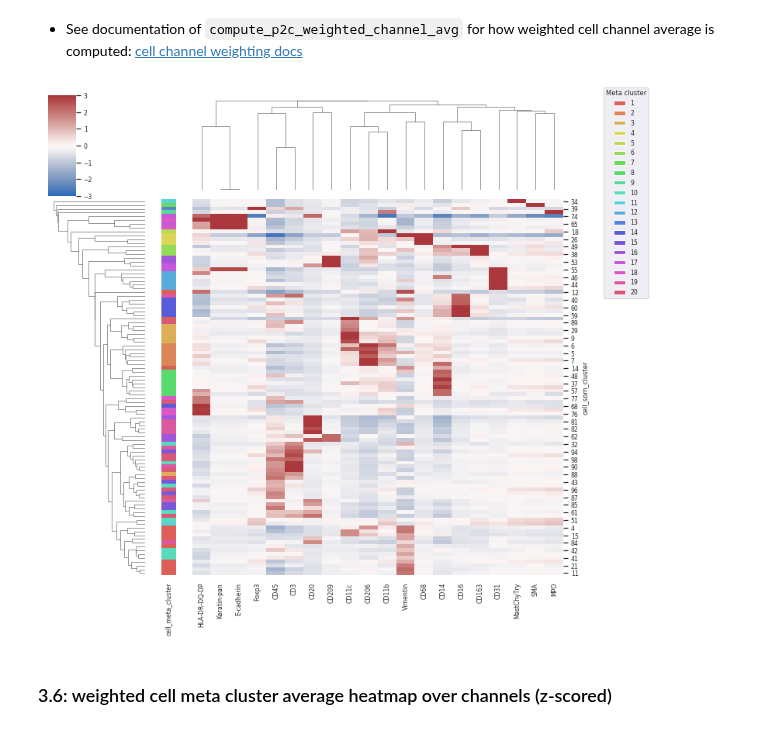
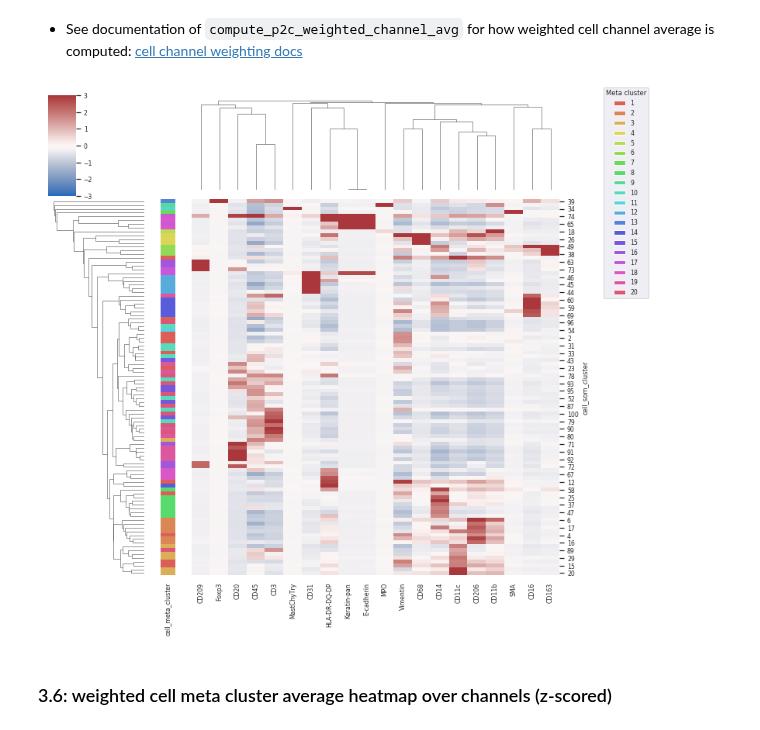
Before and after one commit to angelolab/ark-analysis, a Jupyter notebook: templates/example_cell_clustering.ipynb, the cells around one changed output. Saved outputs shown, nothing was run; the diff lists cells and outputs as text; code cells hidden in the pictures.

```diff
--- a/templates/example_cell_clustering.ipynb
+++ b/templates/example_cell_clustering.ipynb
@@ -317,31 +318,31 @@ meta_cluster_mapping.index = meta_cluster_index
 # %%
 # visualize the cell meta cluster weighted average heatmap over channels (z-scored)
 # using weighted average discretizes values better since we take advantage of pixel cluster info
 drop_cols = ['cell_som_cluster', 'cell_meta_cluster']
 visualize.draw_heatmap(
-    data=cell_som_cluster_channel_avg.drop(columns=drop_cols).values,
+    data=stats.zscore(cell_som_cluster_channel_avg.drop(columns=drop_cols).values),
     x_labels=cell_som_cluster_channel_avg['cell_som_cluster'],
     y_labels=cell_som_cluster_channel_avg.drop(columns=drop_cols).columns.values,
     center_val=0,
     min_val=-3,
     max_val=3,
     cbar_ticks=np.arange(-3, 4),
     row_colors=meta_cluster_mapping,
     colormap='vlag'
 )
 
 # add a legend for cell meta cluster
 handles = [patches.Patch(facecolor=colormap[cmap_name]) for cmap_name in colormap]
 _ = plt.legend(
     handles,
     colormap,
     title='Meta cluster',
     bbox_to_anchor=(1.1, 1),
     bbox_transform=plt.gcf().transFigure,
     loc='upper right'
 )
 # %% [output]
-[figure, old version]
+[figure, new version]
 # %% [markdown]
 ### 3.6: weighted cell meta cluster average heatmap over channels (z-scored)
 # %%
```
Also changed, not shown: parts of 4 cells of this notebook, 5 other files.
